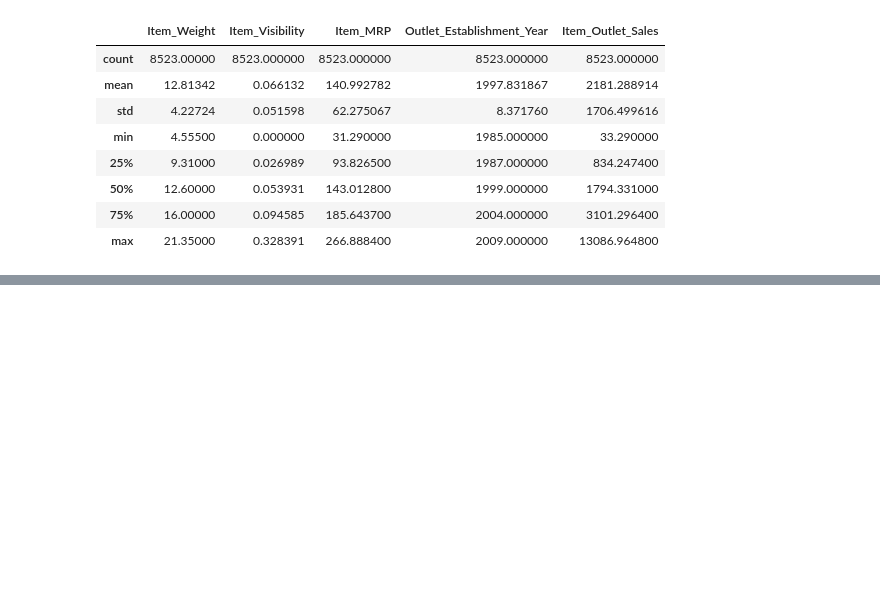
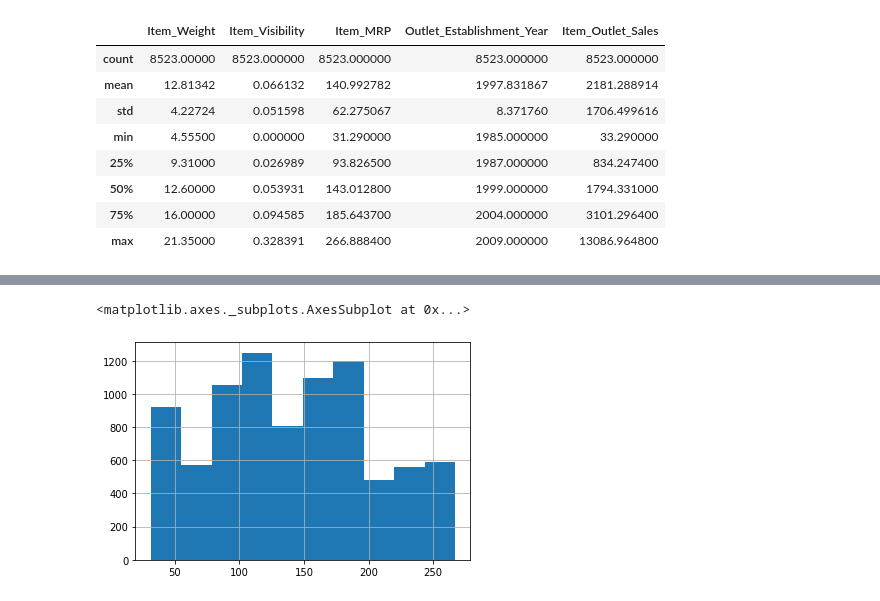
Before and after one commit to raquelkimberly/predicciones-de-ventas-alimenticias, a Jupyter notebook: Prediccion_de_ventas.ipynb, the cells around one changed output, grey strips where cells are left out. Saved outputs shown, nothing was run; the diff lists cells and outputs as text; code cells hidden in the pictures; blank space fills up the shorter version.

```diff
--- a/Prediccion_de_ventas.ipynb
+++ b/Prediccion_de_ventas.ipynb
@@ -151,0 +179,5 @@ df.describe()
+# %%
+df['Item_MRP'].hist()
+# %% [output]
+<matplotlib.axes._subplots.AxesSubplot at 0x...>
+[figure, added]
```
Also changed, not shown: parts of 10 cells of this notebook.
